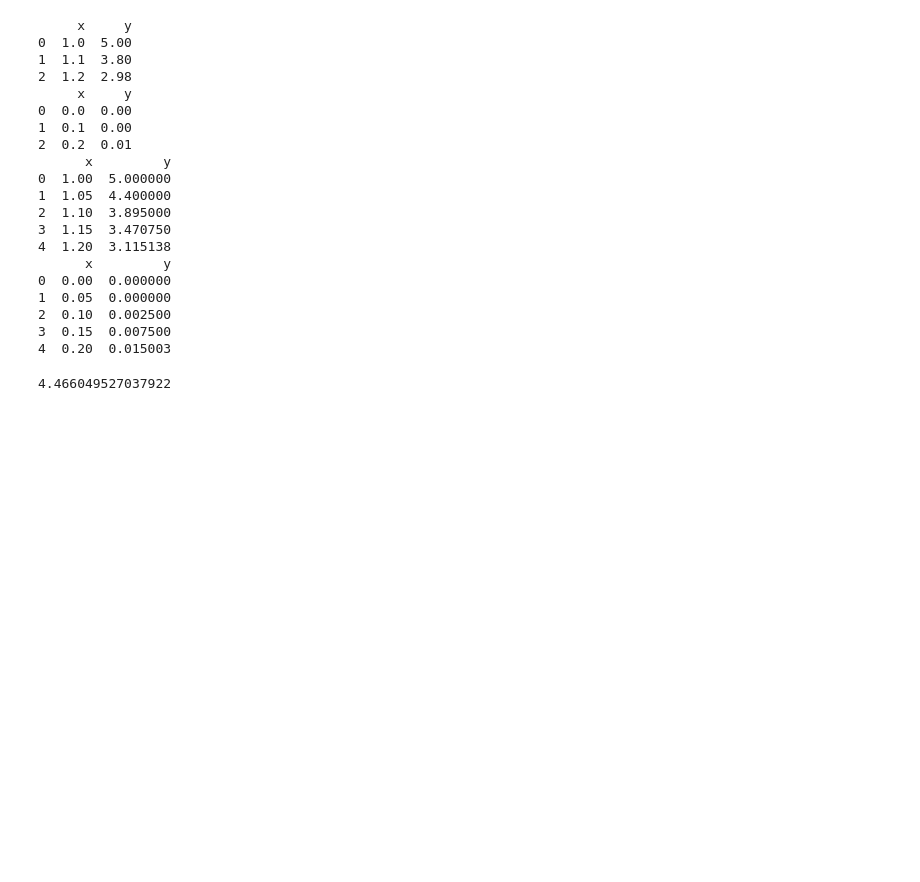
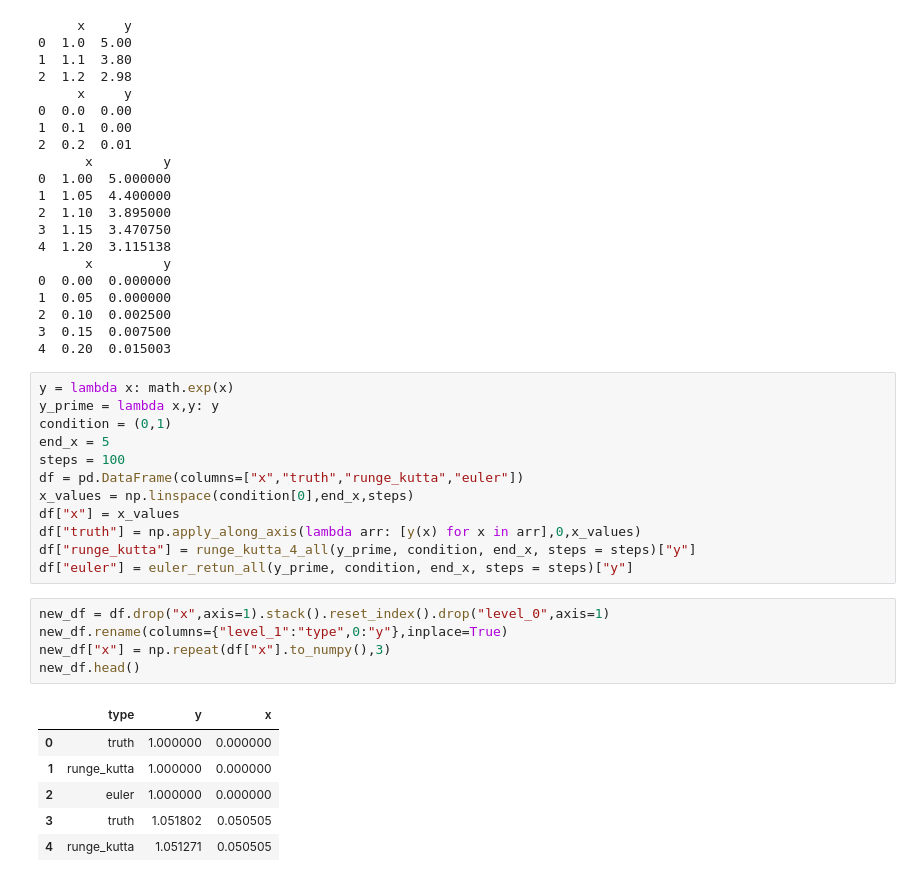
Before and after one commit to ArmaanAhmed22/IS-Kumaresan-Differential-Equations, a Jupyter notebook: HW #4/numerical approximation.ipynb, the cells around one changed output. Cells and saved outputs as stored; diff of their text form; blank space fills up the shorter version.

```diff
--- a/HW #4/numerical approximation.ipynb
+++ b/HW #4/numerical approximation.ipynb
@@ -63,5 +101,26 @@ print(problem_4)
 3  0.15  0.007500
 4  0.20  0.015003
 # %%
+y = lambda x: math.exp(x)
+y_prime = lambda x,y: y
+condition = (0,1)
+end_x = 5
+steps = 100
+df = pd.DataFrame(columns=["x","truth","runge_kutta","euler"])
+x_values = np.linspace(condition[0],end_x,steps)
+df["x"] = x_values
+df["truth"] = np.apply_along_axis(lambda arr: [y(x) for x in arr],0,x_values)
+df["runge_kutta"] = runge_kutta_4_all(y_prime, condition, end_x, steps = steps)["y"]
+df["euler"] = euler_retun_all(y_prime, condition, end_x, steps = steps)["y"]
-# %% [output]
-4.466049527037922
+# %%
+new_df = df.drop("x",axis=1).stack().reset_index().drop("level_0",axis=1)
+new_df.rename(columns={"level_1":"type",0:"y"},inplace=True)
+new_df["x"] = np.repeat(df["x"].to_numpy(),3)
+new_df.head()
+# %% [output]
+|  | type | y | x |
+| 0 | truth | 1.000000 | 0.000000 |
+| 1 | runge_kutta | 1.000000 | 0.000000 |
+| 2 | euler | 1.000000 | 0.000000 |
+| 3 | truth | 1.051802 | 0.050505 |
+| 4 | runge_kutta | 1.051271 | 0.050505 |
```
Also changed, not shown: parts of 4 cells of this notebook, 1 other file.
